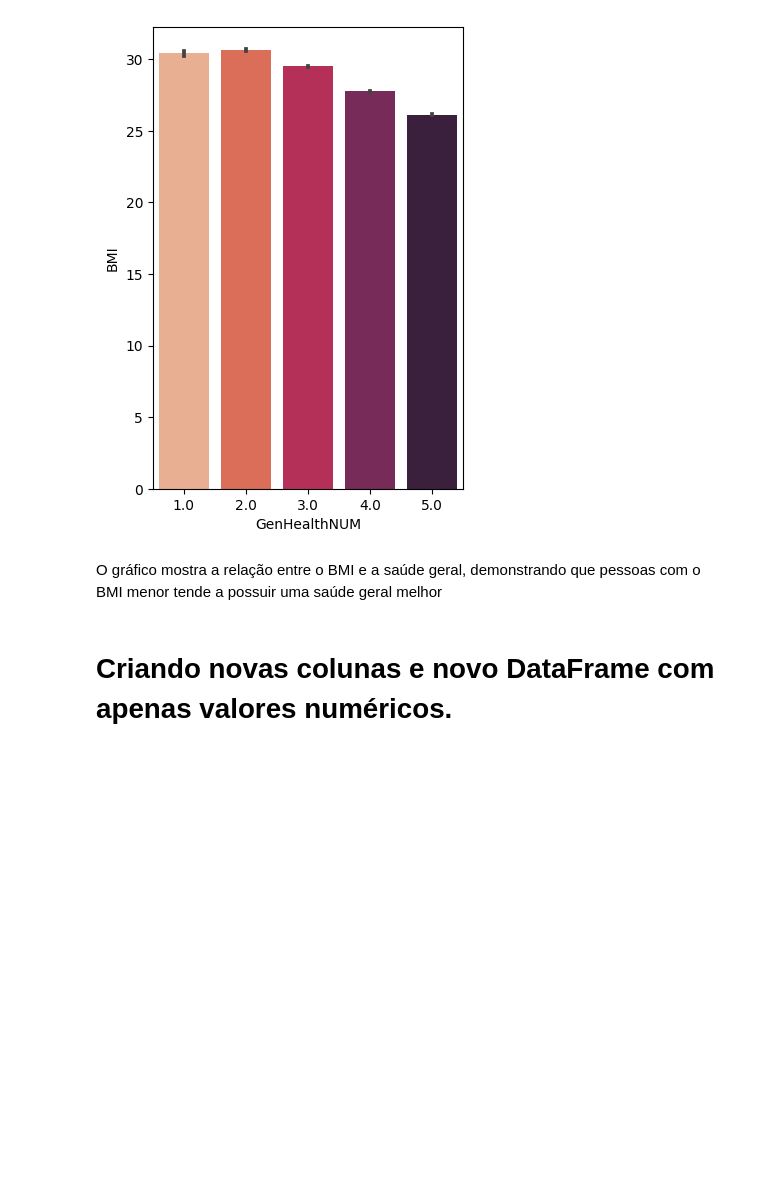
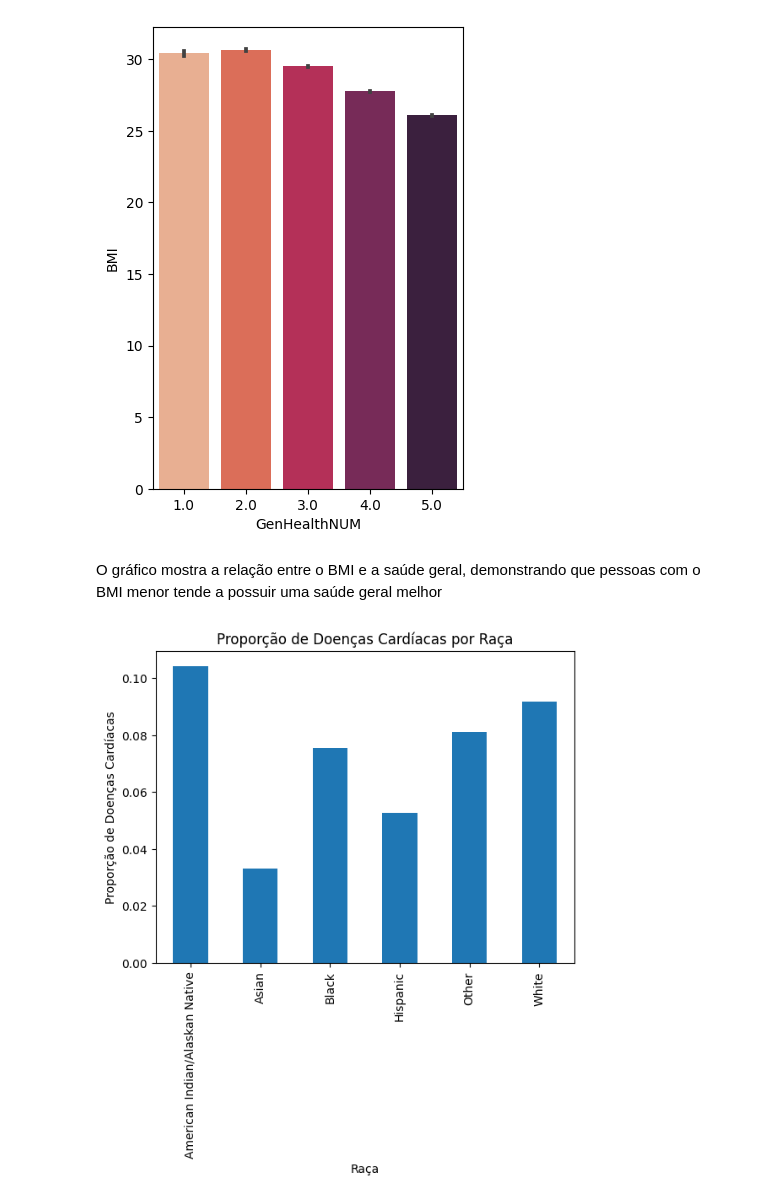
Before and after one commit to samueljos3/ProjetoHeartDisease, a Jupyter notebook: ProjetoHeartDisease.ipynb, the cells around one changed output. Cells and saved outputs as stored; diff of their text form; code cells hidden in the pictures; blank space fills up the shorter version.

```diff
--- a/ProjetoHeartDisease.ipynb
+++ b/ProjetoHeartDisease.ipynb
@@ -417,5 +448,3 @@ plt.show()
 [figure]
 # %% [markdown]
 O gráfico mostra a relação entre o BMI e a saúde geral, demonstrando que pessoas com o BMI menor tende a possuir uma saúde geral melhor
-# %% [markdown]
-# Criando novas colunas e novo DataFrame com apenas valores numéricos.
@@ -439,2 +451,44 @@ df['DiabeticNUM'] = df['Diabetic'].replace({"Yes": 1.0, "No": 0.0, "No, borderli
 # %%
 df_numeric = df.select_dtypes(include='number') # selecionando apenas as colunas numéricas
+# %%
+def classifica_imc(valor_coluna):
+  if valor_coluna < 18.5:
+    valor_coluna = "Abaixo do Peso"
+  elif valor_coluna < 25:
+    valor_coluna = "Peso Ideal"
+  elif valor_coluna < 30:
+    valor_coluna = "Acima do Peso"
+  elif valor_coluna < 35:
+    valor_coluna = "Obesidade Grau I"
+  elif valor_coluna < 40:
+    valor_coluna = "Obesidade Grau II"
+  else:
+    valor_coluna = "Obesidade Grau III"
+  return valor_coluna
+
+def classifica_imc_num(valor_coluna):
+  if valor_coluna < 18.5:
+    valor_coluna = 1
+  elif valor_coluna < 25:
+    valor_coluna = 2
+  elif valor_coluna < 30:
+    valor_coluna = 3
+  elif valor_coluna < 35:
+    valor_coluna = 4
+  elif valor_coluna < 40:
+    valor_coluna = 5
+  else:
+    valor_coluna = 6
+  return valor_coluna
+
+df["BMI_Classification"] = df["BMI"].apply(classifica_imc)
+df["BMI_Classification_num"] = df["BMI"].apply(classifica_imc_num)
+# %%
+proporcao = df.groupby('Race')['HeartDiseaseNUM'].mean()
+proporcao.plot(kind='bar')
+plt.xlabel('Raça')
+plt.ylabel('Proporção de Doenças Cardíacas')
+plt.title('Proporção de Doenças Cardíacas por Raça')
+plt.show()
+# %% [output]
+[figure, added]
```
Also changed, not shown: parts of 40 cells of this notebook.
